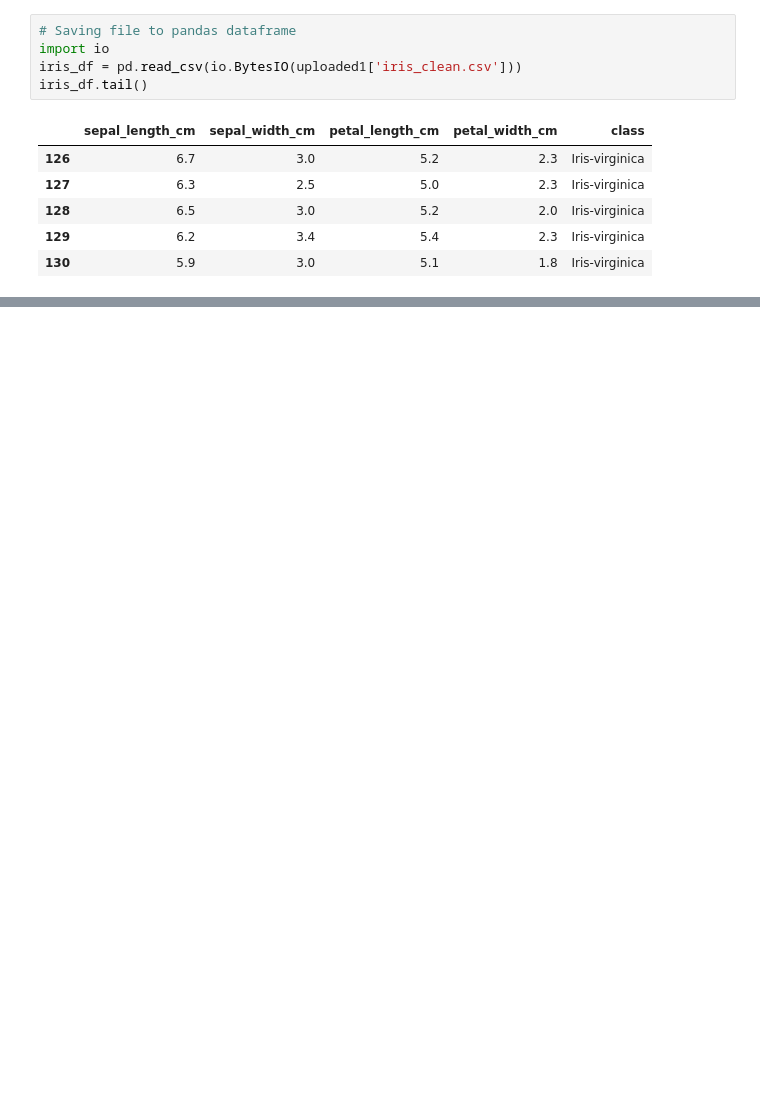
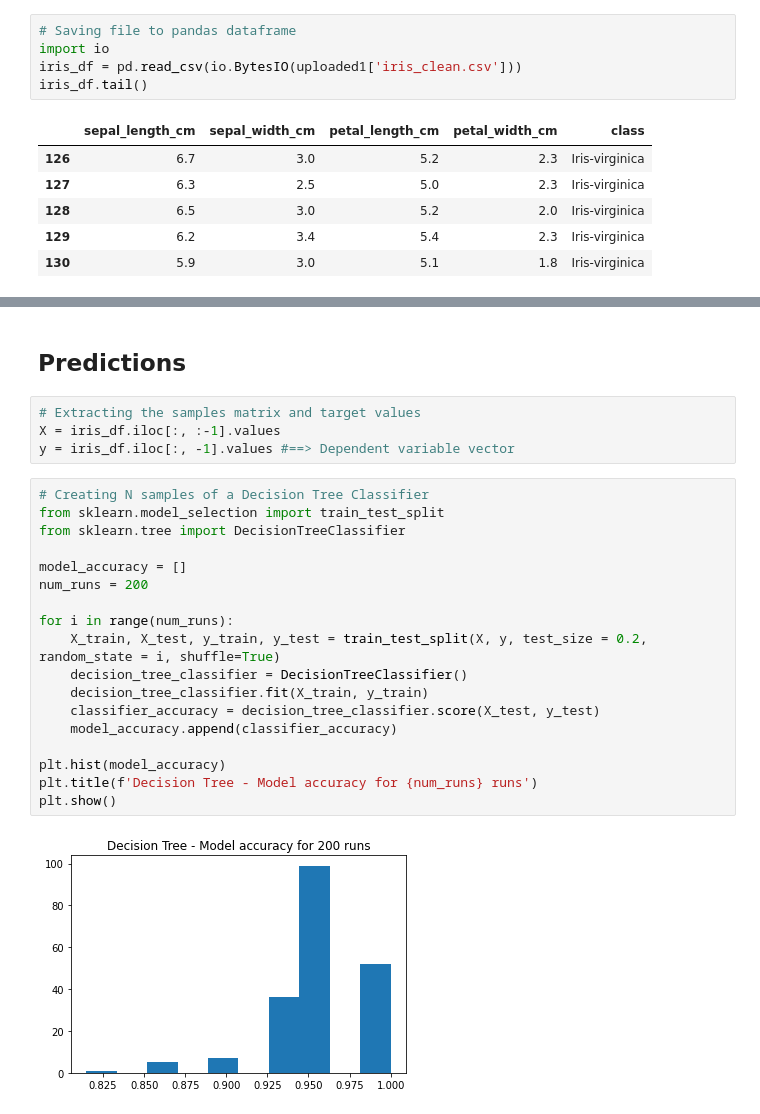
Before and after one commit to gabrielborja/machine_learning, a Jupyter notebook: iris_data.ipynb, the cells around one changed output, grey strips where cells are left out. Drawn from its saved outputs; the diff is of its cells as text; blank space fills up the shorter version.

Commit message:
Add assertion tests, visualizations and decision tree classifier

```diff
--- a/iris_data.ipynb
+++ b/iris_data.ipynb
@@ -139,0 +173,26 @@ Dataframe contains 3 unique classes
+# %% [markdown]
+## Predictions
+# %%
+# Extracting the samples matrix and target values
+X = iris_df.iloc[:, :-1].values
+y = iris_df.iloc[:, -1].values #==> Dependent variable vector
+# %%
+# Creating N samples of a Decision Tree Classifier
+from sklearn.model_selection import train_test_split
+from sklearn.tree import DecisionTreeClassifier
+
+model_accuracy = []
+num_runs = 200
+
+for i in range(num_runs):
+    X_train, X_test, y_train, y_test = train_test_split(X, y, test_size = 0.2, random_state = i, shuffle=True)
+    decision_tree_classifier = DecisionTreeClassifier()
+    decision_tree_classifier.fit(X_train, y_train)
+    classifier_accuracy = decision_tree_classifier.score(X_test, y_test)
+    model_accuracy.append(classifier_accuracy)
+
+plt.hist(model_accuracy)
+plt.title(f'Decision Tree - Model accuracy for {num_runs} runs')
+plt.show()
+# %% [output]
+[figure, added]
```
Also changed, not shown: parts of 17 cells of this notebook.
